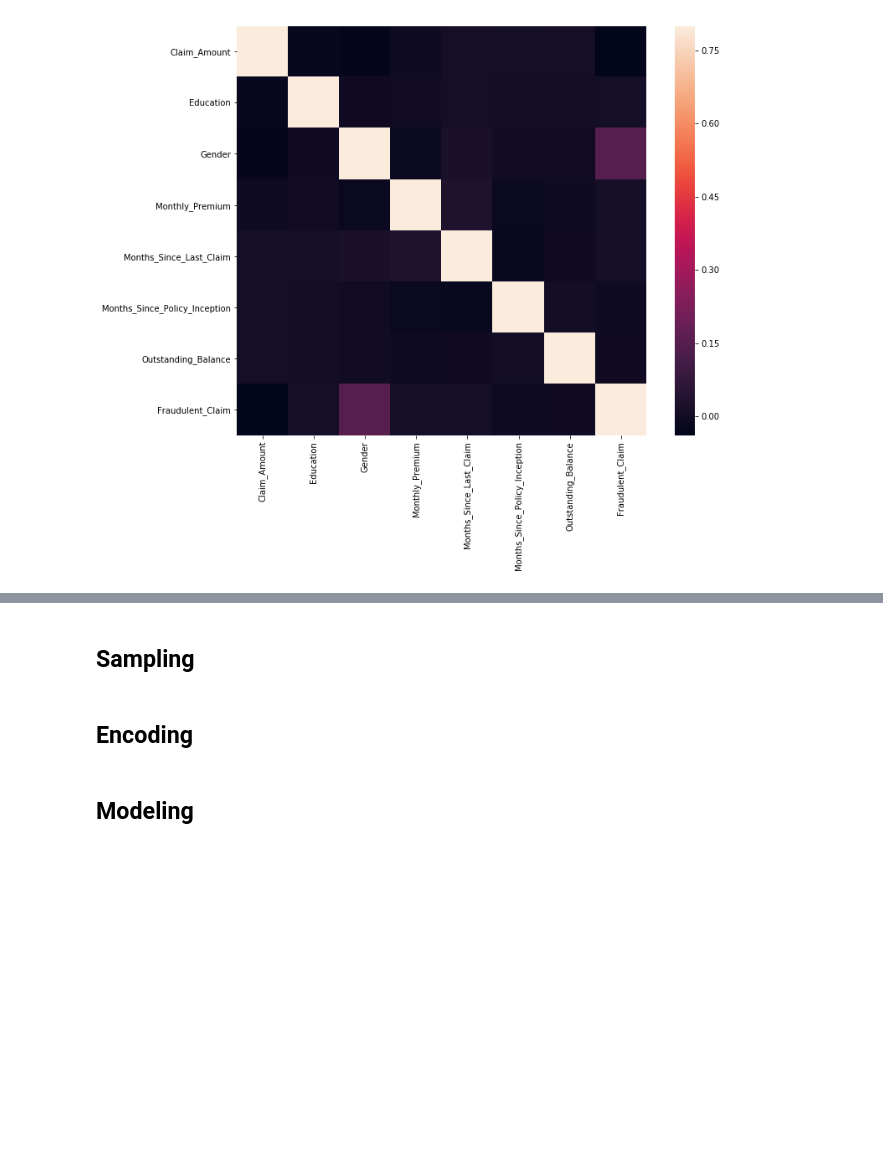
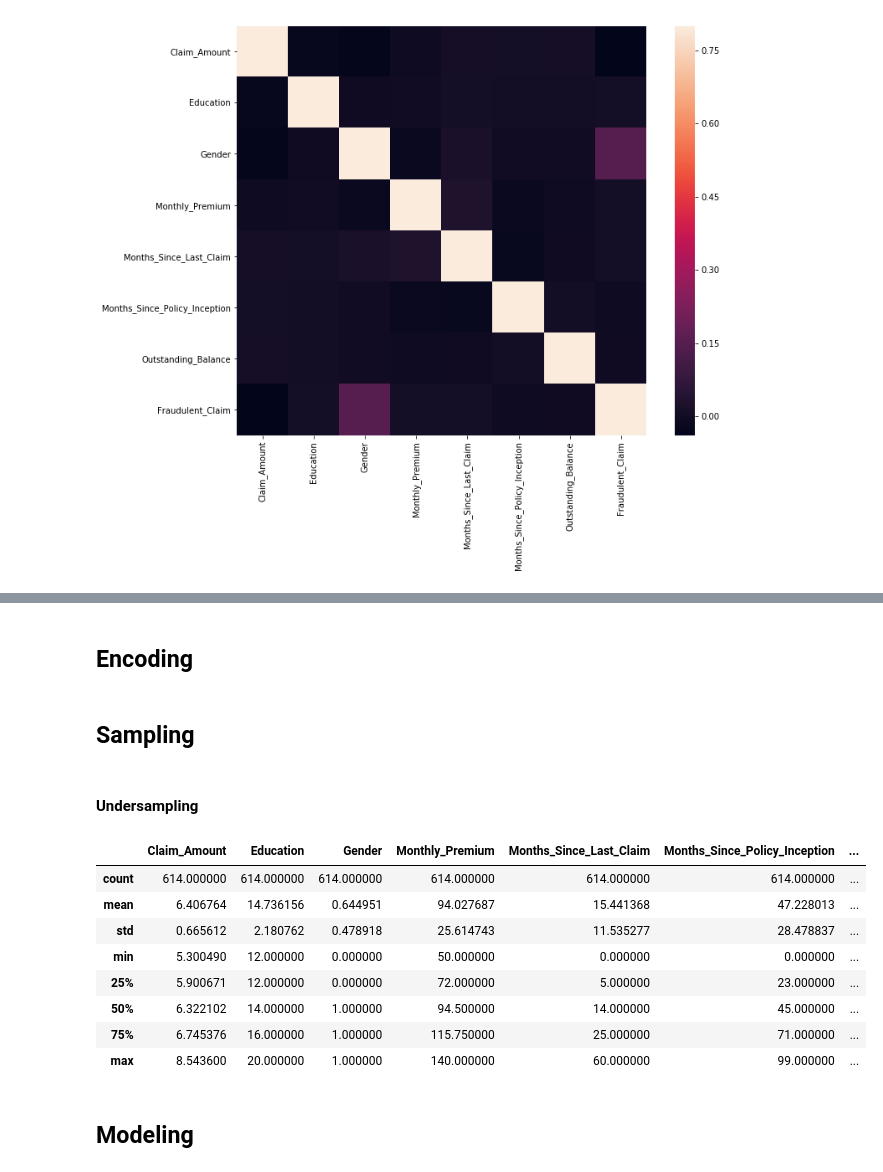
Before and after one commit to cd412/Alpha-Insurance-Fraud-Detection, a Jupyter notebook: Alpha Insurance-Modeling.ipynb, the cells around one changed output, grey strips where cells are left out. Cells and saved outputs as stored; diff of their text form; code cells hidden in the pictures; blank space fills up the shorter version.

Commit message:
Included under sampling code

```diff
--- a/Alpha Insurance-Modeling.ipynb
+++ b/Alpha Insurance-Modeling.ipynb
@@ -119,7 +109,7 @@ def simplify_education(df):
     return df
 # %%
 def drop_features(df):
-    featrues = ['State', 'Annual_Premium']
+    featrues = ['State', 'Annual_Premium', 'Vehicle_Model']
     df = df.drop(featrues, axis='columns')
     return df
 # %%
@@ -173,6 +200,39 @@ sns.heatmap(corrmat, vmax=.8, square=True);
+# %% [markdown]
+## Encoding
 # %% [markdown]
 ## Sampling
 # %% [markdown]
-## Encoding
+#### Undersampling
+# %%
+#Finds the number of fraud samples
+no_frauds = len(data_train[data_train['Fraudulent_Claim'] == 1])
+
+#gets indices of nonfraud samples
+non_fraud_indices = data_train[data_train.Fraudulent_Claim == 0].index
+
+#Random sample non fraud indices
+random_indices = np.random.choice(non_fraud_indices,no_frauds, replace=False)
+
+#Find the indices of fraud samples
+fraud_indices = data_train[data_train.Fraudulent_Claim == 1].index
+
+#Concat fraud indices with sample non-fraud ones
+under_sample_indices = np.concatenate([fraud_indices,random_indices])
+
+#Get Balance Dataframe
+under_sample = data_train.loc[under_sample_indices]
+
+#Results
+under_sample.describe()
+# %% [output]
+|  | Claim_Amount | Education | Gender | Monthly_Premium | Months_Since_Last_Claim | Months_Since_Policy_Inception | ... |
+| count | 614.000000 | 614.000000 | 614.000000 | 614.000000 | 614.000000 | 614.000000 | ... |
+| mean | 6.406764 | 14.736156 | 0.644951 | 94.027687 | 15.441368 | 47.228013 | ... |
+| std | 0.665612 | 2.180762 | 0.478918 | 25.614743 | 11.535277 | 28.478837 | ... |
+| min | 5.300490 | 12.000000 | 0.000000 | 50.000000 | 0.000000 | 0.000000 | ... |
+| 25% | 5.900671 | 12.000000 | 0.000000 | 72.000000 | 5.000000 | 23.000000 | ... |
+| 50% | 6.322102 | 14.000000 | 1.000000 | 94.500000 | 14.000000 | 45.000000 | ... |
+| 75% | 6.745376 | 16.000000 | 1.000000 | 115.750000 | 25.000000 | 71.000000 | ... |
+| max | 8.543600 | 20.000000 | 1.000000 | 140.000000 | 60.000000 | 99.000000 | ... |
 # %% [markdown]
 ## Modeling
```
Also changed, not shown: parts of 8 cells of this notebook.
